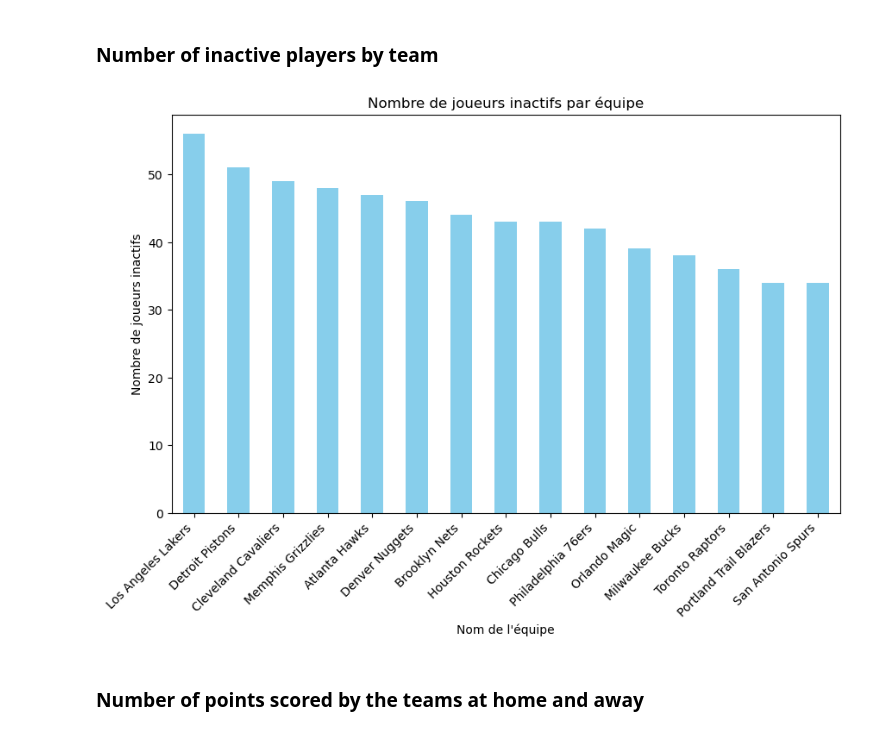
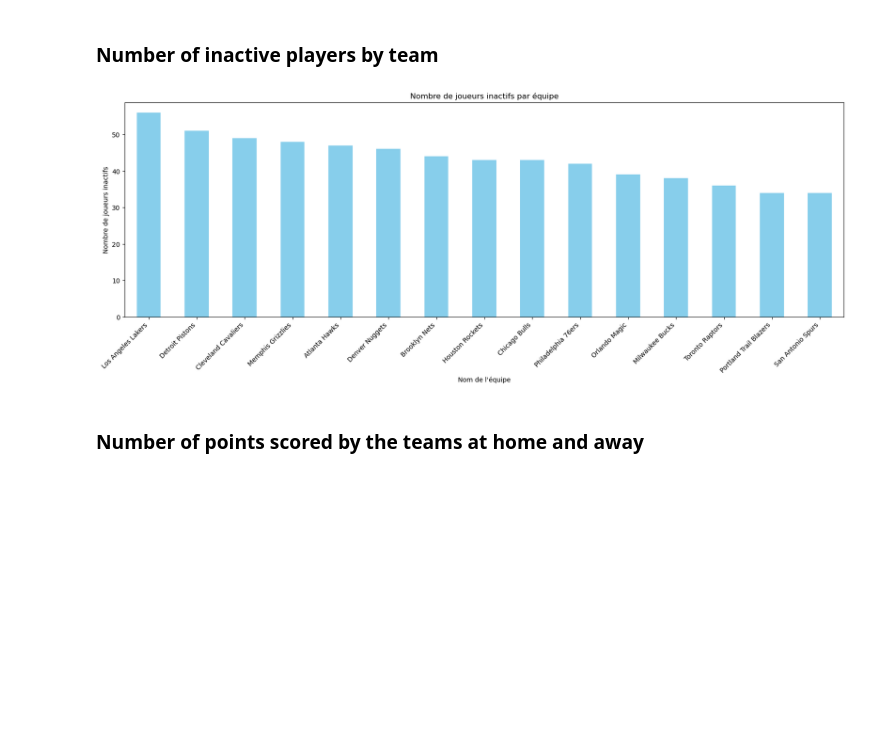
Before and after one commit to yomarhub/NbaAnalyse, a Jupyter notebook: nbaAnalyse.ipynb, the cells around one changed output. Drawn from its saved outputs; the diff is of its cells as text; code cells hidden in the pictures; blank space fills up the shorter version.

Commit message:
fix figsizes for presentation

```diff
--- a/nbaAnalyse.ipynb
+++ b/nbaAnalyse.ipynb
@@ -56,17 +56,17 @@ import matplotlib.pyplot as plt
 # %%
 inactive_id = table['inactive_players']['player_id']
 cpi = table['common_player_info']
 inactive_team_ids = cpi[cpi['person_id'].isin(inactive_id) & cpi['team_id'] != 0]['team_id']
 team_counts = inactive_team_ids.value_counts()
 team_mapping = table['team'].set_index('id')['full_name']
 team_counts.index = team_counts.index.map(team_mapping)
-team_counts.plot(kind='bar', figsize=(10, 6), color='skyblue', title='Nombre de joueurs inactifs par équipe')
+team_counts.plot(kind='bar', figsize=(20, 6), color='skyblue', title='Nombre de joueurs inactifs par équipe')
 plt.xlabel('Nom de l\'équipe')
 plt.ylabel('Nombre de joueurs inactifs')
 plt.xticks(rotation=45, ha='right')
 plt.show()
 # %% [output]
-[figure, old version]
+[figure, new version]
 # %% [markdown]
 ### Number of points scored by the teams at home and away
 # %%
```
Also changed, not shown: parts of 2 cells of this notebook.
